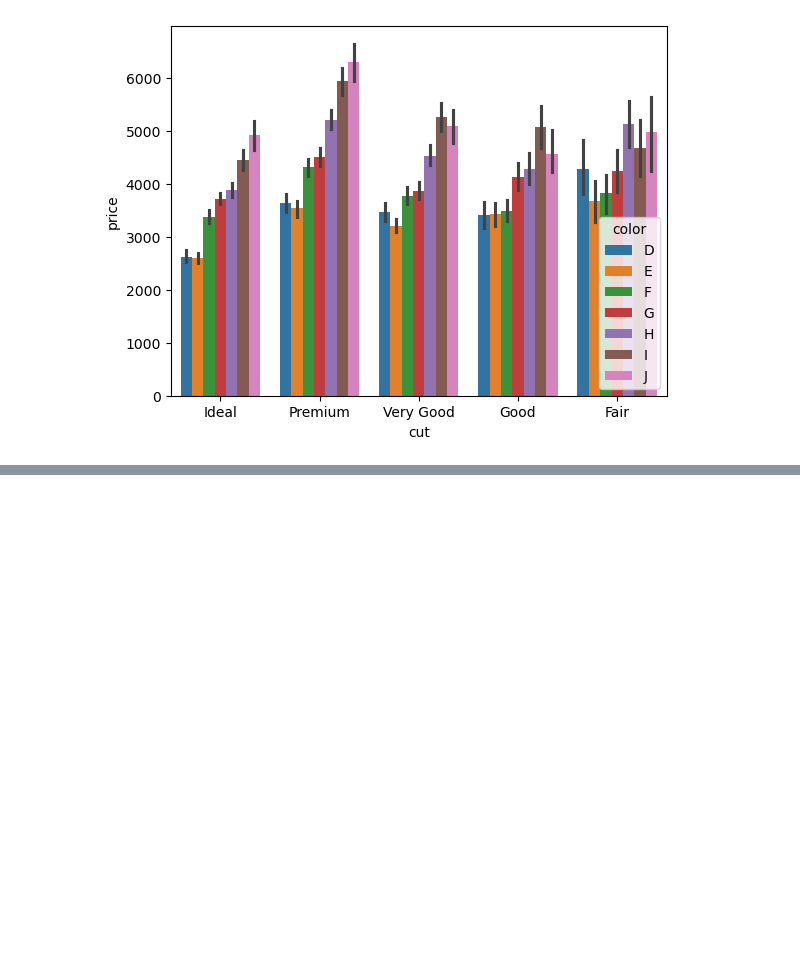
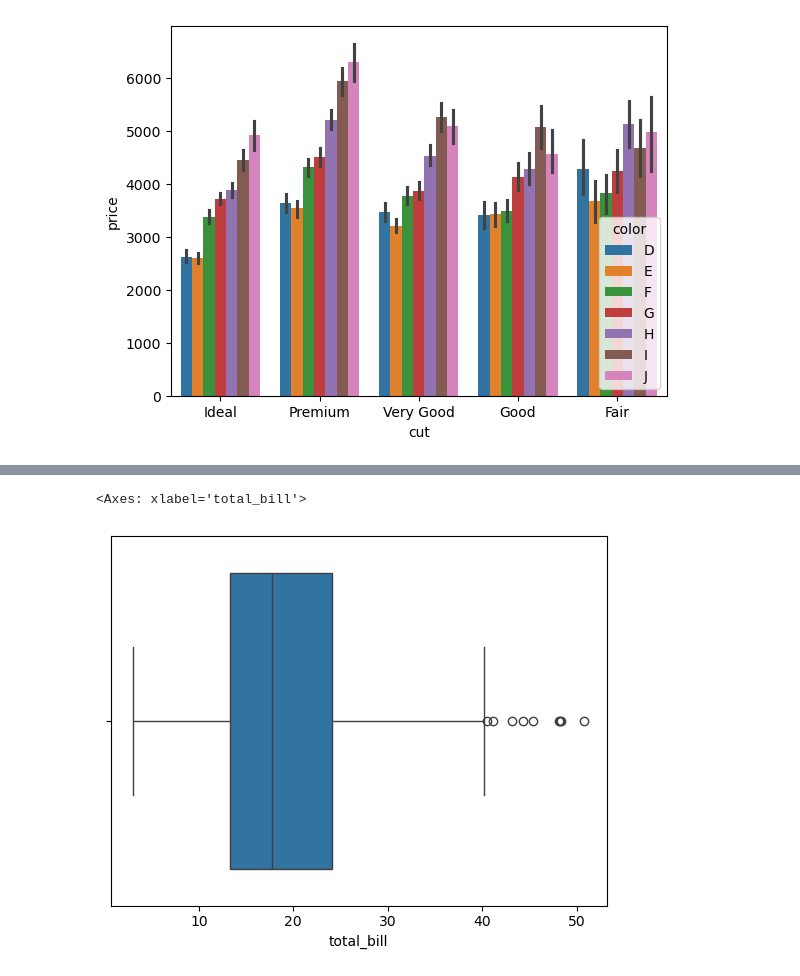
Before and after one commit to erayinal/Python, a Jupyter notebook: Udemy/_9NumericalPython/_5Seaborn.ipynb, the cells around one changed output, grey strips where cells are left out. Cells and saved outputs as stored; diff of their text form; code cells hidden in the pictures; blank space fills up the shorter version.

```diff
--- a/Udemy/_9NumericalPython/_5Seaborn.ipynb
+++ b/Udemy/_9NumericalPython/_5Seaborn.ipynb
@@ -275,0 +370,8 @@ Name: price, dtype: float64
+# %%
+import seaborn as sns
+tips = sns.load_dataset("tips")
+df = tips.copy()
+df.head(10)
+
+#df.describe().T
+#df["sex"].value_counts()
@@ -275,0 +396,5 @@ Name: price, dtype: float64
+# %%
+sns.boxplot(x= df["total_bill"])
+# %% [output]
+<Axes: xlabel='total_bill'>
+[figure, added]
```
Also changed, not shown: parts of 16 cells of this notebook, 1 other file.
